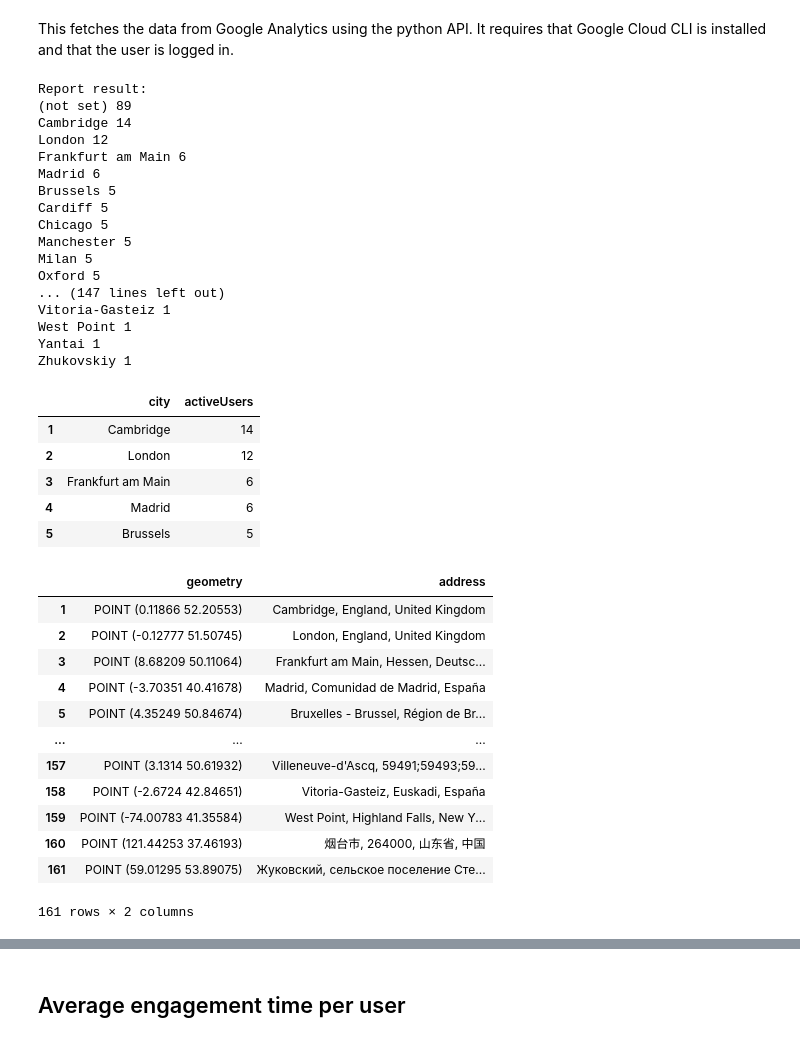
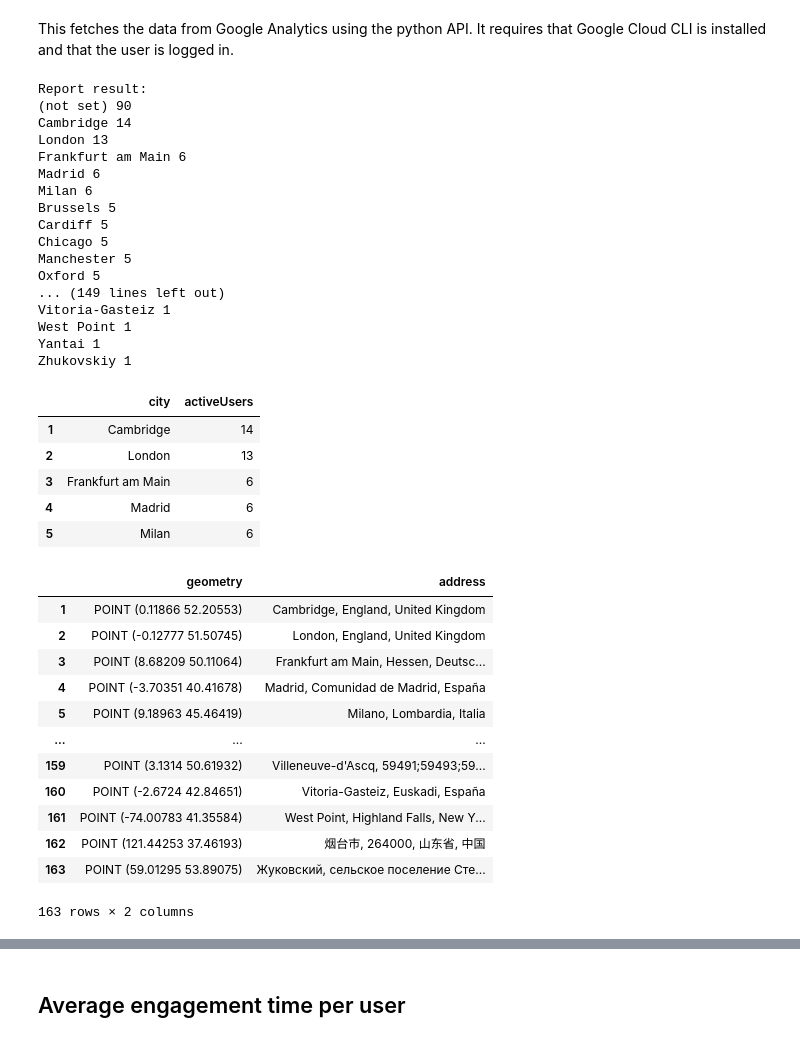
Before and after one commit to festim-dev/pose, a Jupyter notebook: main.ipynb, the cells around one changed output, grey strips where cells are left out. Drawn from its saved outputs; the diff is of its cells as text; code cells hidden in the pictures.

```diff
--- a/main.ipynb
+++ b/main.ipynb
@@ -855,6 +892,7 @@ from google.analytics.data_v1beta.types import (
     RunReportRequest,
 )
 
+start_date_ga = datetime(2026, 1, 15)
 
 def users_city(property_id="YOUR-GA4-PROPERTY-ID"):
     """Runs a simple report on a Google Analytics 4 property."""
@@ -870,7 +908,7 @@ def users_city(property_id="YOUR-GA4-PROPERTY-ID"):
         property=f"properties/{property_id}",
         dimensions=[Dimension(name="city")],
         metrics=[Metric(name="activeUsers")],
-        date_ranges=[DateRange(start_date="2020-03-31", end_date="today")],
+        date_ranges=[DateRange(start_date=start_date_ga.strftime("%Y-%m-%d"), end_date="today")],
     )
     response = client.run_report(request)
 
@@ -894,7 +932,7 @@ def users_world(property_id="YOUR-GA4-PROPERTY-ID"):
         property=f"properties/{property_id}",
         dimensions=[Dimension(name="country")],
         metrics=[Metric(name="activeUsers"), Metric(name="newUsers")],
-        date_ranges=[DateRange(start_date="2020-03-31", end_date="today")],
+        date_ranges=[DateRange(start_date=start_date_ga.strftime("%Y-%m-%d"), end_date="today")],
     )
     response = client.run_report(request)
 
@@ -919,7 +957,7 @@ def engagement_time_per_active_user(property_id="YOUR-GA4-PROPERTY-ID"):
         property=f"properties/{property_id}",
         dimensions=[Dimension(name="city")],
         metrics=[Metric(name="userEngagementDuration"), Metric(name="activeUsers")],
-        date_ranges=[DateRange(start_date="2020-03-31", end_date="today")],
+        date_ranges=[DateRange(start_date=start_date_ga.strftime("%Y-%m-%d"), end_date="today")],
     )
     response = client.run_report(request)
 
@@ -934,18 +972,18 @@ FESTIM_TUTO_ID = "521287230"
 response = users_city(FESTIM_DOCS_ID)
 # %% [output]
 Report result:
-(not set) 89
+(not set) 90
 Cambridge 14
-London 12
+London 13
 Frankfurt am Main 6
 Madrid 6
+Milan 6
 Brussels 5
 Cardiff 5
 Chicago 5
 Manchester 5
-Milan 5
 Oxford 5
-... (147 lines left out)
+... (149 lines left out)
 Vitoria-Gasteiz 1
 West Point 1
 Yantai 1
@@ -964,28 +1002,28 @@ df_users.head()
 # %% [output]
 |  | city | activeUsers |
 | 1 | Cambridge | 14 |
-| 2 | London | 12 |
+| 2 | London | 13 |
 | 3 | Frankfurt am Main | 6 |
 | 4 | Madrid | 6 |
-| 5 | Brussels | 5 |
+| 5 | Milan | 6 |
 # %%
-locations = gpd.tools.geocode(df_users["city"])
+locations_users = gpd.tools.geocode(df_users["city"])
 # %%
-locations
+locations_users-
 # %% [output]
 |  | geometry | address |
 | 1 | POINT (0.11866 52.20553) | Cambridge, England, United Kingdom |
 | 2 | POINT (-0.12777 51.50745) | London, England, United Kingdom |
 | 3 | POINT (8.68209 50.11064) | Frankfurt am Main, Hessen, Deutsc... |
 | 4 | POINT (-3.70351 40.41678) | Madrid, Comunidad de Madrid, España |
-| 5 | POINT (4.35249 50.84674) | Bruxelles - Brussel, Région de Br... |
+| 5 | POINT (9.18963 45.46419) | Milano, Lombardia, Italia |
 | ... | ... | ... |
-| 157 | POINT (3.1314 50.61932) | Villeneuve-d'Ascq, 59491;59493;59... |
-| 158 | POINT (-2.6724 42.84651) | Vitoria-Gasteiz, Euskadi, España |
-| 159 | POINT (-74.00783 41.35584) | West Point, Highland Falls, New Y... |
-| 160 | POINT (121.44253 37.46193) | 烟台市, 264000, 山东省, 中国 |
-| 161 | POINT (59.01295 53.89075) | Жуковский, сельское поселение Сте... |
+| 159 | POINT (3.1314 50.61932) | Villeneuve-d'Ascq, 59491;59493;59... |
+| 160 | POINT (-2.6724 42.84651) | Vitoria-Gasteiz, Euskadi, España |
+| 161 | POINT (-74.00783 41.35584) | West Point, Highland Falls, New Y... |
+| 162 | POINT (121.44253 37.46193) | 烟台市, 264000, 山东省, 中国 |
+| 163 | POINT (59.01295 53.89075) | Жуковский, сельское поселение Сте... |
-161 rows × 2 columns
+163 rows × 2 columns
 # %%
 response_countries = users_world(FESTIM_DOCS_ID)
 # %% [output]
```
Also changed, not shown: parts of 15 cells of this notebook.
